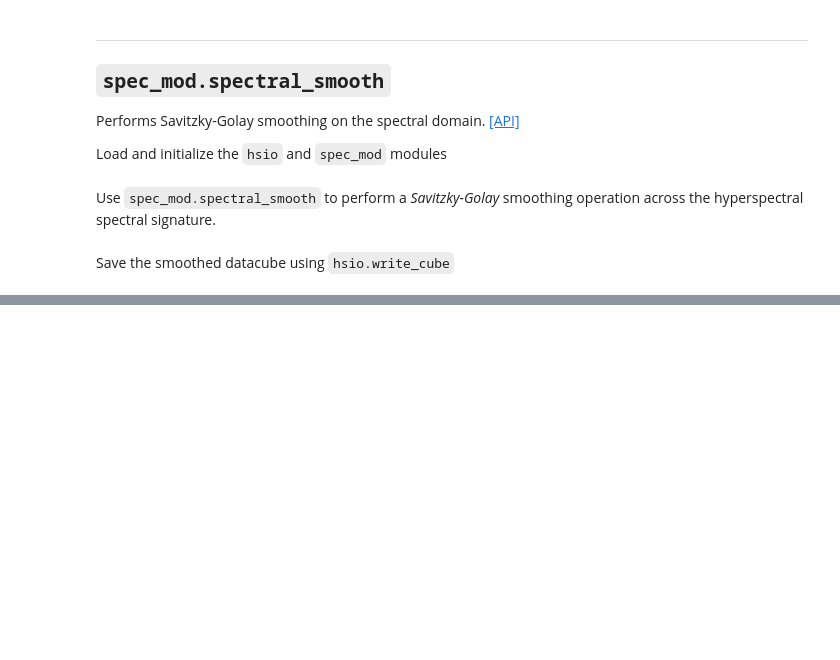
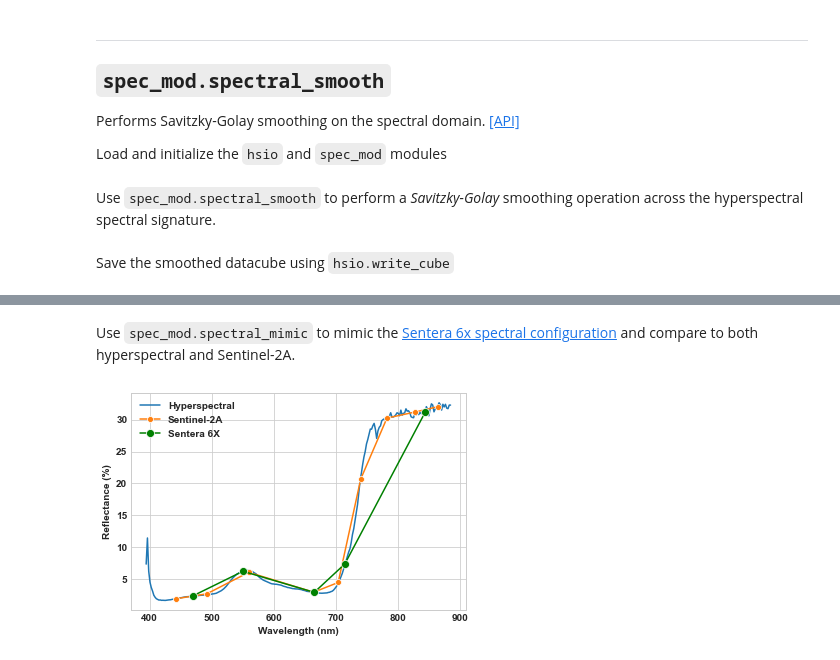
Before and after one commit to tnigon/hs_process, a Jupyter notebook: docs/source/tutorial_spec_mod.ipynb, the cells around one changed output, grey strips where cells are left out. Cells and saved outputs as stored; diff of their text form; code cells hidden in the pictures; blank space fills up the shorter version.

```diff
--- a/docs/source/tutorial_spec_mod.ipynb
+++ b/docs/source/tutorial_spec_mod.ipynb
@@ -138,0 +172,13 @@ And after smoothing (the spectral curve of the pixel at the *800th column/sample
+# %% [markdown]
+Use `spec_mod.spectral_mimic` to mimic the [Sentera 6x spectral configuration](https://sentera.com/6x/) and compare to both hyperspectral and Sentinel-2A.
+# %%
+array_6x, metadata_6x = my_spec_mod.spectral_mimic(sensor='sentera_6x', center_wl='peak')
+mean_6x = array_6x.mean(axis=(0,1))*100
+
+x3 = sorted(list(literal_eval(metadata_6x['wavelength'])))  # list of Sentera 6X bands
+ax = sns.lineplot(x=x1, y=mean_hs, label='Hyperspectral')
+ax = sns.lineplot(x=x2, y=mean_s2a, ax=ax, label='Sentinel-2A', marker='o', ms=6)
+ax = sns.lineplot(x=x3, y=mean_6x, ax=ax, label='Sentera 6X', color='green', marker='o', ms=8)
+_ = ax.set(xlabel='Wavelength (nm)', ylabel='Reflectance (%)')
+# %% [output]
+[figure, added]
```
Also changed, not shown: parts of 11 cells of this notebook, 12 other files.
